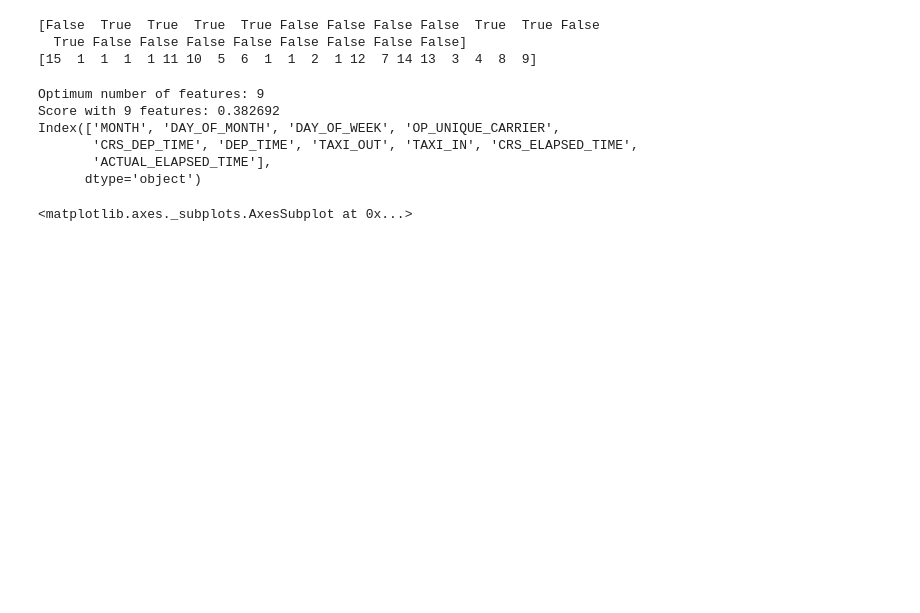
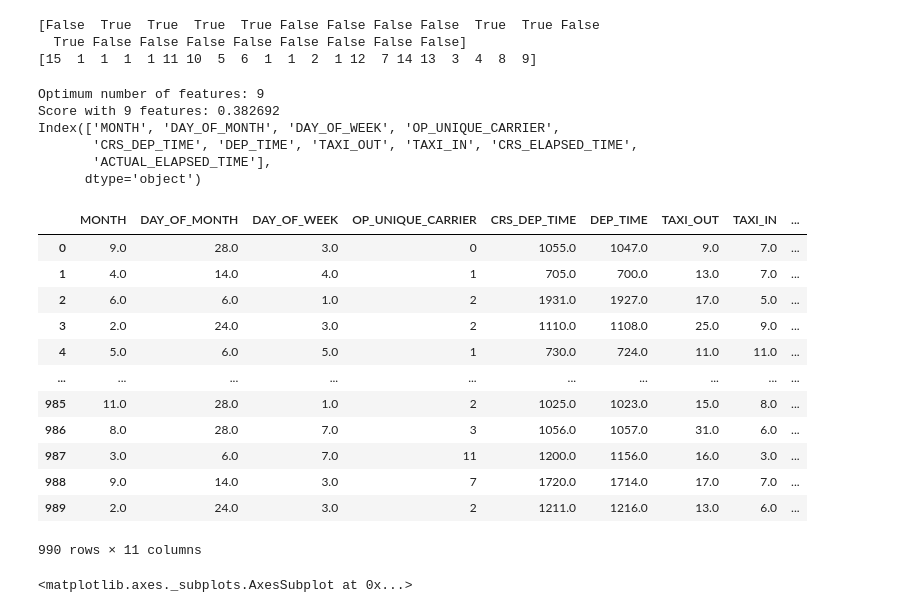
Before and after one commit to valentinnsh/intelligent_sys, a Jupyter notebook: notebook/Linear_regression.ipynb, the cells around one changed output. Drawn from its saved outputs; the diff is of its cells as text; code cells hidden in the pictures; blank space fills up the shorter version.

Commit message:
somw fixes and new data

```diff
--- a/notebook/Linear_regression.ipynb
+++ b/notebook/Linear_regression.ipynb
@@ -869,7 +867,20 @@ Index(['MONTH', 'DAY_OF_MONTH', 'DAY_OF_WEEK', 'OP_UNIQUE_CARRIER',
 # %%
 df=df[['MONTH', 'DAY_OF_MONTH', 'DAY_OF_WEEK', 'OP_UNIQUE_CARRIER','CRS_DEP_TIME', 'DEP_TIME', 'TAXI_OUT', 'TAXI_IN', 'CRS_ELAPSED_TIME','ACTUAL_ELAPSED_TIME','DEP_DELAY']]
 df
-df.to_csv('data.csv')
+# %% [output]
+|  | MONTH | DAY_OF_MONTH | DAY_OF_WEEK | OP_UNIQUE_CARRIER | CRS_DEP_TIME | DEP_TIME | TAXI_OUT | TAXI_IN | ... |
+| 0 | 9.0 | 28.0 | 3.0 | 0 | 1055.0 | 1047.0 | 9.0 | 7.0 | ... |
+| 1 | 4.0 | 14.0 | 4.0 | 1 | 705.0 | 700.0 | 13.0 | 7.0 | ... |
+| 2 | 6.0 | 6.0 | 1.0 | 2 | 1931.0 | 1927.0 | 17.0 | 5.0 | ... |
+| 3 | 2.0 | 24.0 | 3.0 | 2 | 1110.0 | 1108.0 | 25.0 | 9.0 | ... |
+| 4 | 5.0 | 6.0 | 5.0 | 1 | 730.0 | 724.0 | 11.0 | 11.0 | ... |
+| ... | ... | ... | ... | ... | ... | ... | ... | ... | ... |
+| 985 | 11.0 | 28.0 | 1.0 | 2 | 1025.0 | 1023.0 | 15.0 | 8.0 | ... |
+| 986 | 8.0 | 28.0 | 7.0 | 3 | 1056.0 | 1057.0 | 31.0 | 6.0 | ... |
+| 987 | 3.0 | 6.0 | 7.0 | 11 | 1200.0 | 1156.0 | 16.0 | 3.0 | ... |
+| 988 | 9.0 | 14.0 | 3.0 | 7 | 1720.0 | 1714.0 | 17.0 | 7.0 | ... |
+| 989 | 2.0 | 24.0 | 3.0 | 2 | 1211.0 | 1216.0 | 13.0 | 6.0 | ... |
+990 rows × 11 columns
 # %%
 #Finding outliers
 sns.boxplot(x=df['ACTUAL_ELAPSED_TIME'])
```
Also changed, not shown: parts of 7 cells of this notebook, 1 other file.
